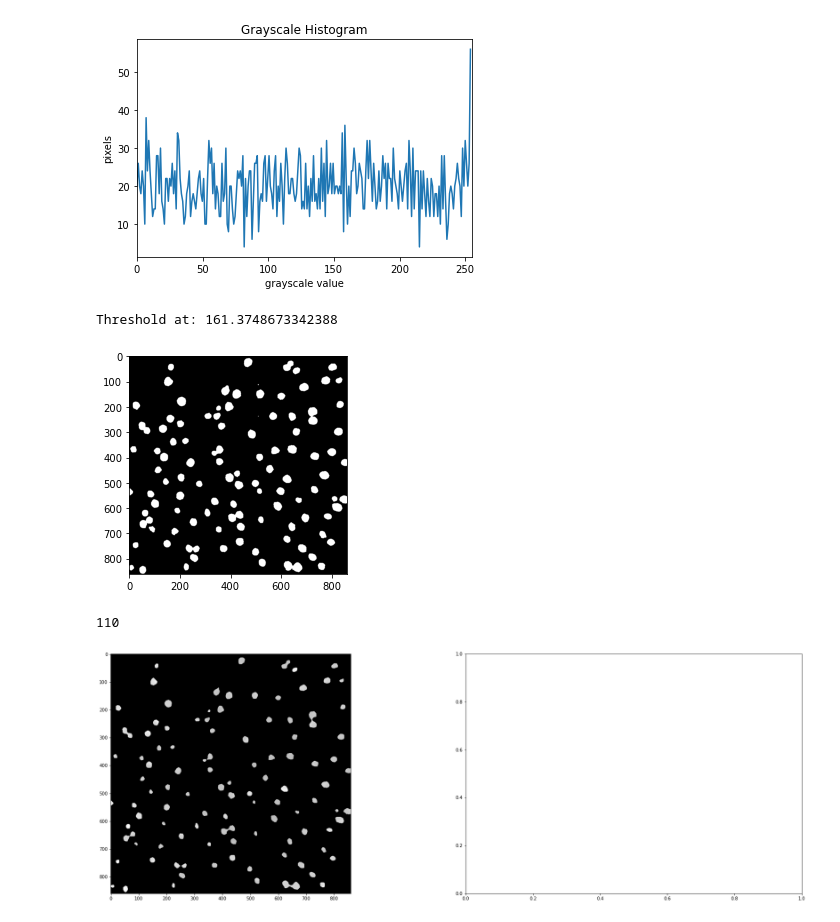
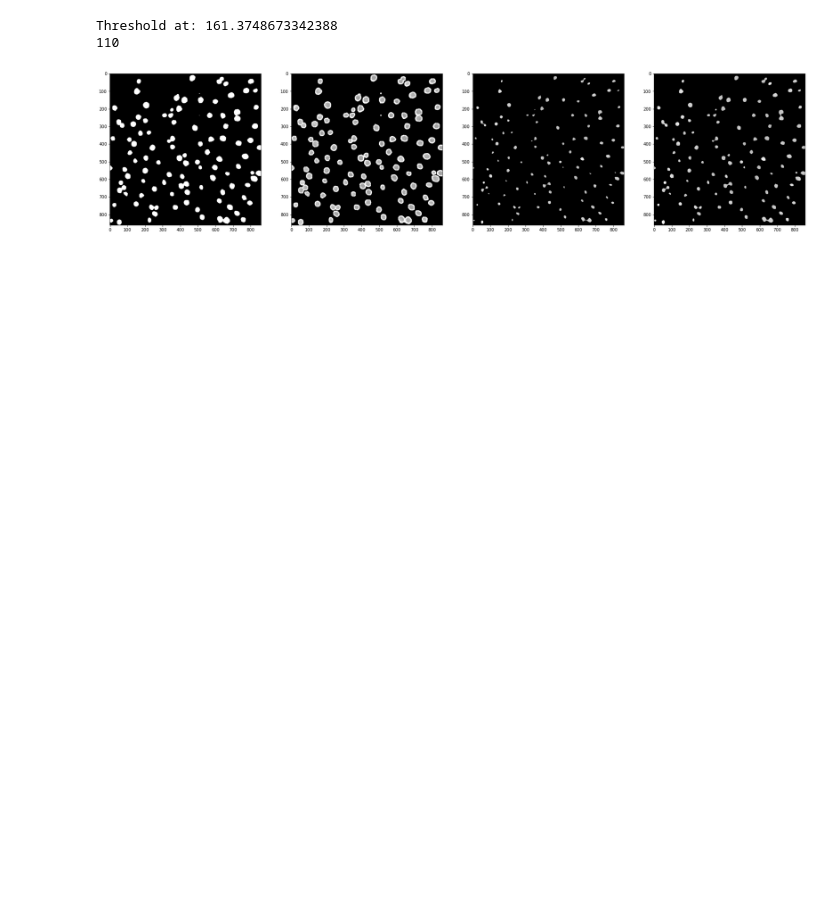
Before and after one commit to lschirmbrand/DHBW_Digital_Image_Processing, a Jupyter notebook: exec.ipynb, the cells around one changed output. Cells and saved outputs as stored; diff of their text form; code cells hidden in the pictures; blank space fills up the shorter version.

```diff
--- a/exec.ipynb
+++ b/exec.ipynb
@@ -65,42 +47,31 @@ ax[0].imshow(median_img)
 # %%
-histogram, bin_edges = np.histogram(input_image_fft, bins=256, range=(0, 255))
+treshold = filters.threshold_otsu(median_img)
+print("Threshold at: {}".format(treshold))
 
-plt.plot(bin_edges[0:-1], histogram)
-plt.title("Grayscale Histogram")
-plt.xlabel("grayscale value")
-plt.ylabel("pixels")
-plt.xlim(0, 255)
-plt.show()
+fig, ax = plt.subplots(ncols=4, figsize=(30,10))
 
-
-t = filters.threshold_otsu(median_img)
-print("Threshold at: {}".format(t))
-
-binary_mask = median_img < t
-fig, ax = plt.subplots()
-plt.imshow(binary_mask, cmap='gray')
-plt.show()
+binary_mask = median_img < treshold
+ax[0].imshow(binary_mask)
 
 # use the binary_mask to remove the background
 masked_img = np.zeros_like(median_img)
 masked_img[binary_mask] = median_img[binary_mask]
 
 erosion_radius = 10.5
 
-fig, ax = plt.subplots(ncols=2, figsize=(30,10))
 erosion_img = skimage.morphology.dilation(masked_img, disk(erosion_radius/3))
+ax[1].imshow(erosion_img)
 erosion_img = skimage.morphology.erosion(erosion_img, disk(erosion_radius))
+ax[2].imshow(erosion_img)
 erosion_img = skimage.morphology.dilation(erosion_img, disk(erosion_radius/4))
-ax[0].imshow(erosion_img)
+ax[3].imshow(erosion_img)
 
 min_d = 5
 
 distance = ndim.distance_transform_edt(erosion_img)
 coordinates = peak_local_max(distance, min_distance=min_d)
 print(len(coordinates))
 # %% [output]
+Threshold at: 161.3748673342388
+110
-[figure, old version]
+[figure, new version]
-Threshold at: 161.3748673342388
-[figure, removed]
-110
-[figure, removed]
```
Also changed, not shown: parts of 1 cell of this notebook.
